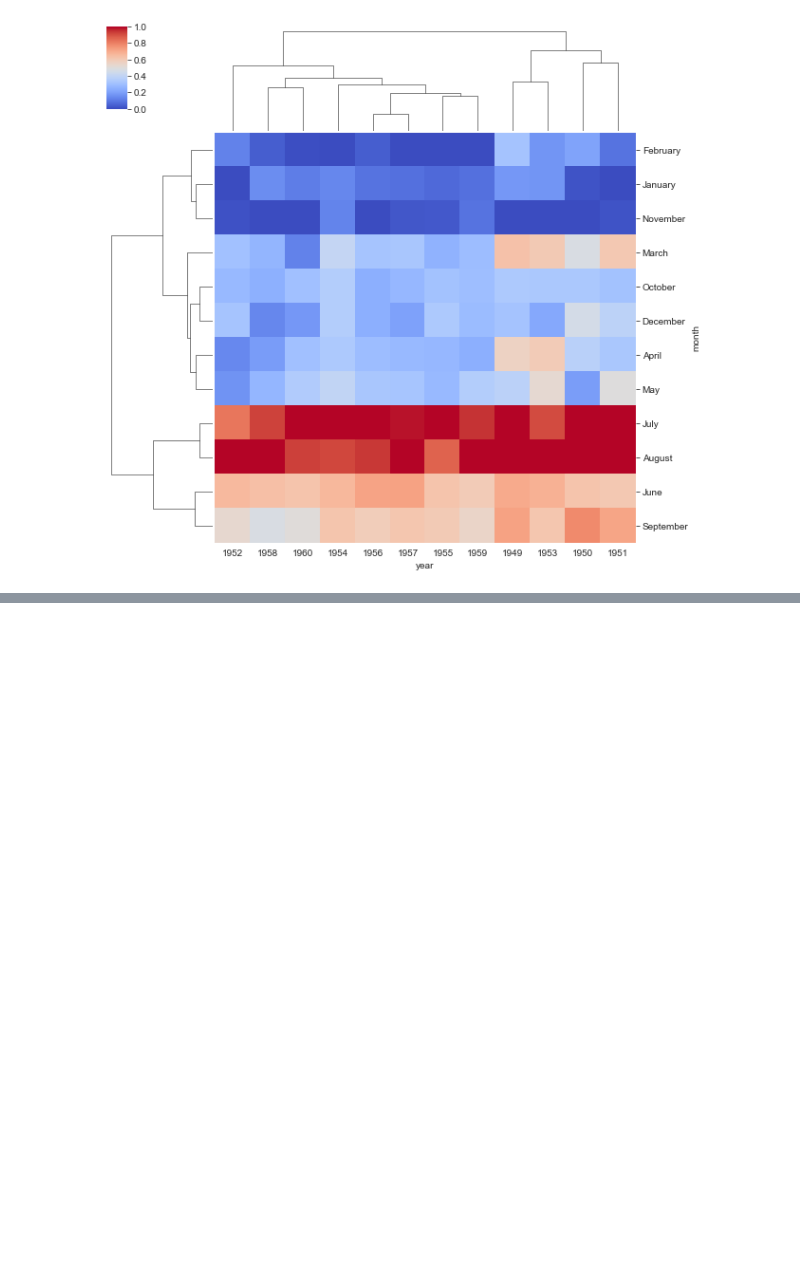
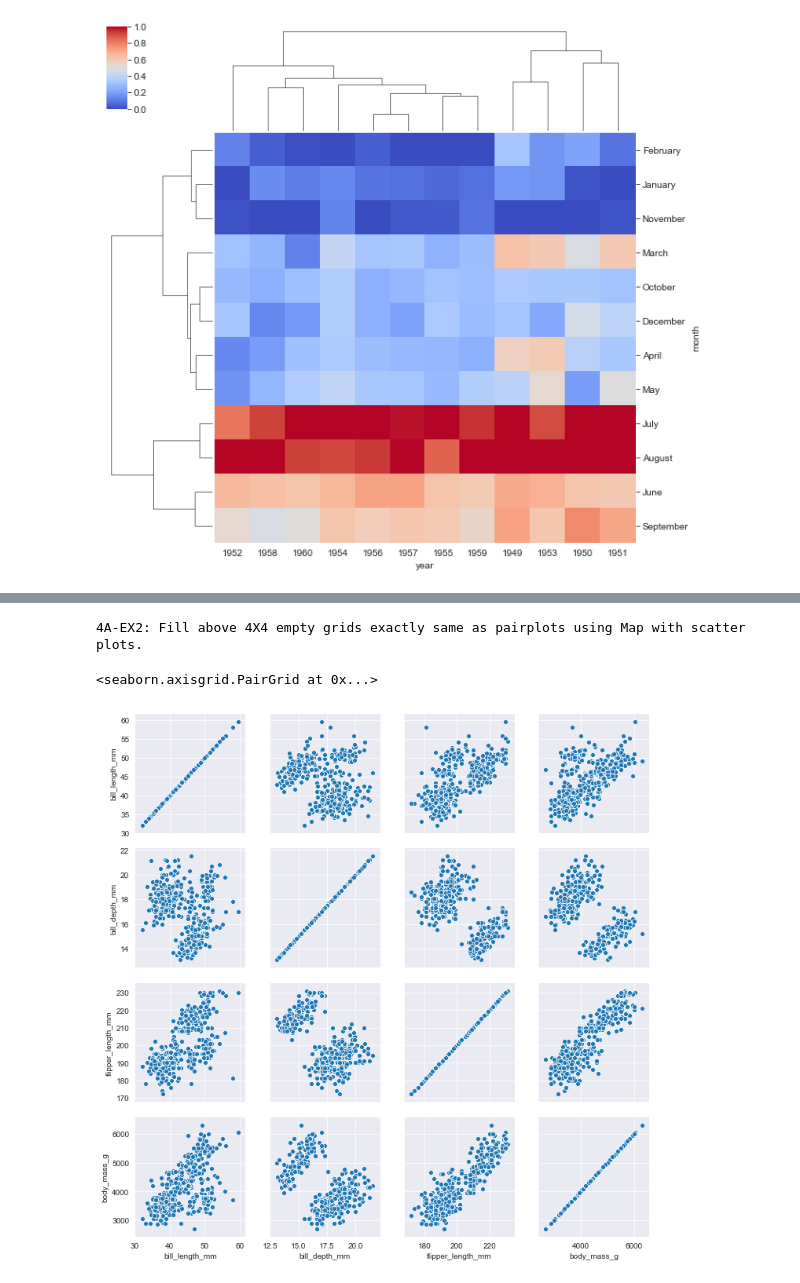
Before and after one commit to surendra-arivappagari/1.DataScience_MachineLearning_with_Python, a Jupyter notebook: 5.Seaborn/Seaborn_Data_Visualization.ipynb, the cells around one changed output, grey strips where cells are left out. Drawn from its saved outputs; the diff is of its cells as text; code cells hidden in the pictures; blank space fills up the shorter version.

```diff
--- a/5.Seaborn/Seaborn_Data_Visualization.ipynb
+++ b/5.Seaborn/Seaborn_Data_Visualization.ipynb
@@ -623,0 +657,9 @@ sns.clustermap(pivot_flights, cmap='coolwarm',standard_scale=1)
+# %%
+print("4A-EX2: Fill above 4X4 empty grids exactly same as pairplots using Map with scatter plots.")
+
+grid_tem = sns.PairGrid(penguins)
+grid_tem.map(sns.scatterplot)
+# %% [output]
+4A-EX2: Fill above 4X4 empty grids exactly same as pairplots using Map with scatter plots.
+<seaborn.axisgrid.PairGrid at 0x...>
+[figure, added]
```
Also changed, not shown: parts of 10 cells of this notebook.
